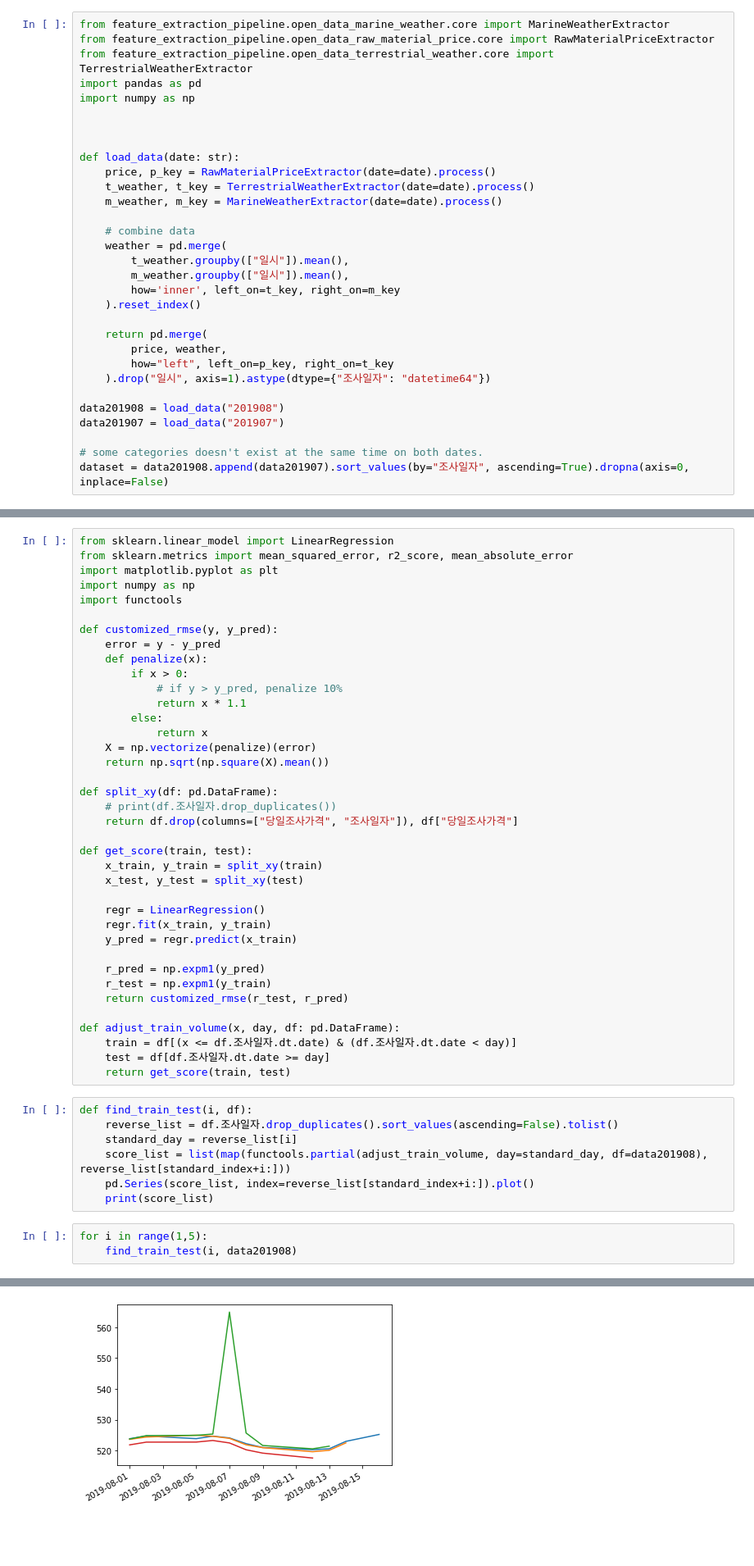
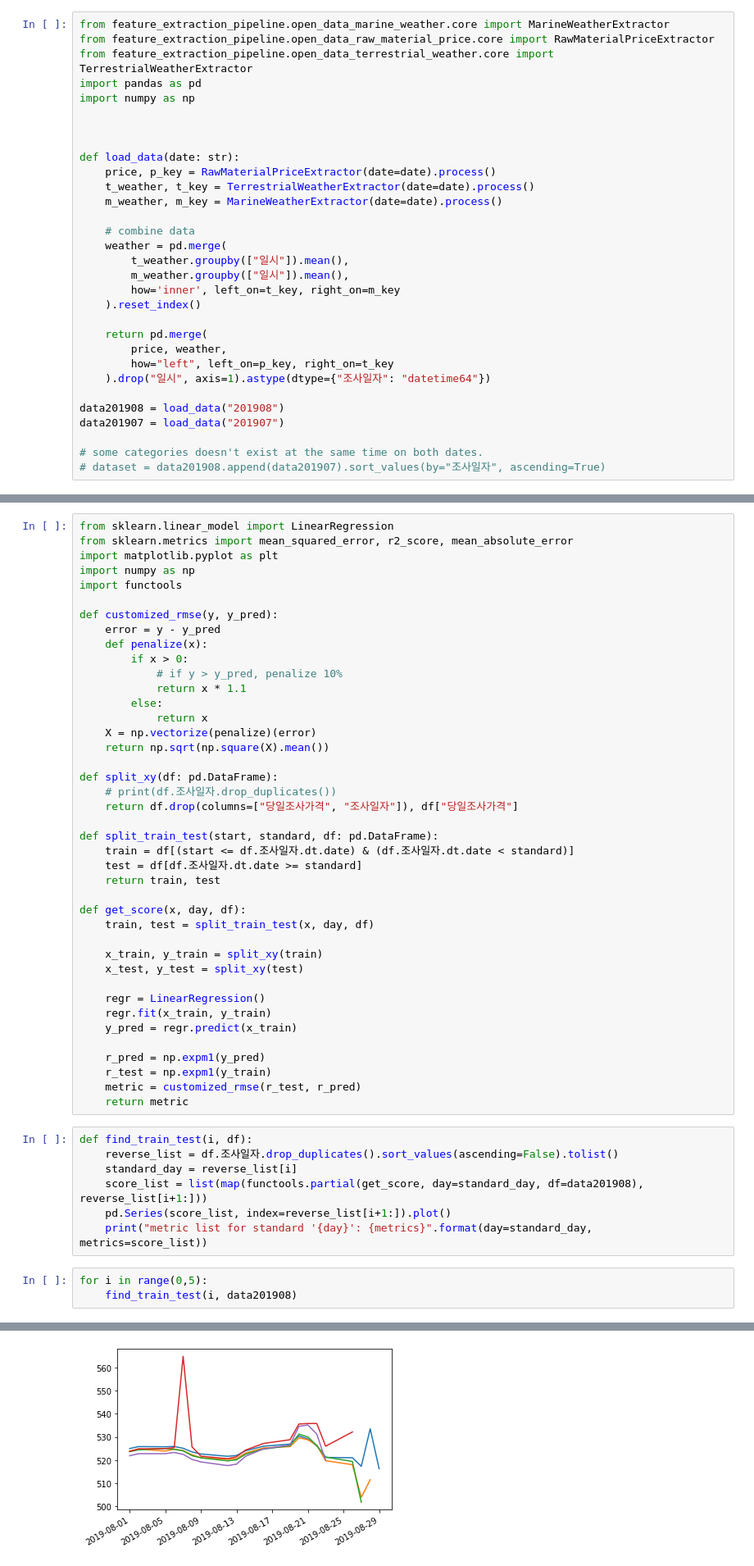
Before and after one commit to meowpunch/bobsim-research, a Jupyter notebook: src/main/python/grid_search.ipynb, the cells around one changed output, grey strips where cells are left out. Shown at 82% size. Saved outputs shown, nothing was run; the diff lists cells and outputs as text; blank space fills up the shorter version.

Commit message:
HANK/MEOW: add data analysis

```diff
--- a/src/main/python/grid_search.ipynb
+++ b/src/main/python/grid_search.ipynb
@@ -32,5 +32,5 @@ data201908 = load_data("201908")
 data201907 = load_data("201907")
 
 # some categories doesn't exist at the same time on both dates.
-dataset = data201908.append(data201907).sort_values(by="조사일자", ascending=True).dropna(axis=0, inplace=False)
+# dataset = data201908.append(data201907).sort_values(by="조사일자", ascending=True)
 # %% [output]
@@ -64,7 +69,14 @@ def split_xy(df: pd.DataFrame):
     # print(df.조사일자.drop_duplicates())
     return df.drop(columns=["당일조사가격", "조사일자"]), df["당일조사가격"]
 
-def get_score(train, test):
+def split_train_test(start, standard, df: pd.DataFrame):
+    train = df[(start <= df.조사일자.dt.date) & (df.조사일자.dt.date < standard)]
+    test = df[df.조사일자.dt.date >= standard]
+    return train, test
+
+def get_score(x, day, df):
+    train, test = split_train_test(x, day, df)
+
     x_train, y_train = split_xy(train)
     x_test, y_test = split_xy(test)
 
@@ -74,20 +86,16 @@ def get_score(train, test):
 
     r_pred = np.expm1(y_pred)
     r_test = np.expm1(y_train)
-    return customized_rmse(r_test, r_pred)
-
-def adjust_train_volume(x, day, df: pd.DataFrame):
-    train = df[(x <= df.조사일자.dt.date) & (df.조사일자.dt.date < day)]
-    test = df[df.조사일자.dt.date >= day]
-    return get_score(train, test)
+    metric = customized_rmse(r_test, r_pred)
+    return metric
 # %%
 def find_train_test(i, df):
     reverse_list = df.조사일자.drop_duplicates().sort_values(ascending=False).tolist()
     standard_day = reverse_list[i]
-    score_list = list(map(functools.partial(adjust_train_volume, day=standard_day, df=data201908), reverse_list[standard_index+i:]))
-    pd.Series(score_list, index=reverse_list[standard_index+i:]).plot()
-    print(score_list)
+    score_list = list(map(functools.partial(get_score, day=standard_day, df=data201908), reverse_list[i+1:]))
+    pd.Series(score_list, index=reverse_list[i+1:]).plot()
+    print("metric list for standard '{day}': {metrics}".format(day=standard_day, metrics=score_list))
 # %%
-for i in range(1,5):
+for i in range(0,5):
     find_train_test(i, data201908)
 # %% [output]
@@ -102 +107 @@ for i in range(1,5):
-[figure, old version]
+[figure, new version]
```
Also changed, not shown: parts of 24 cells of this notebook, 3 other files.
